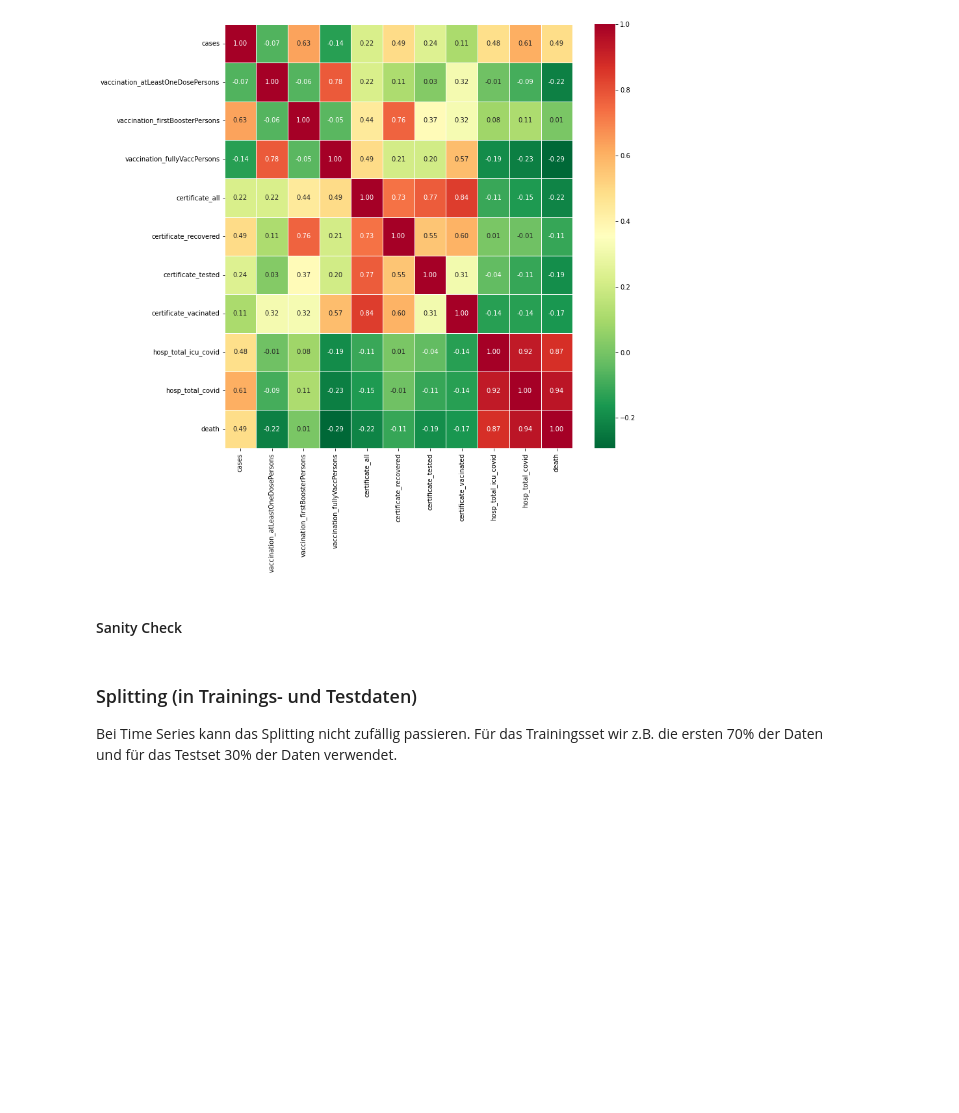
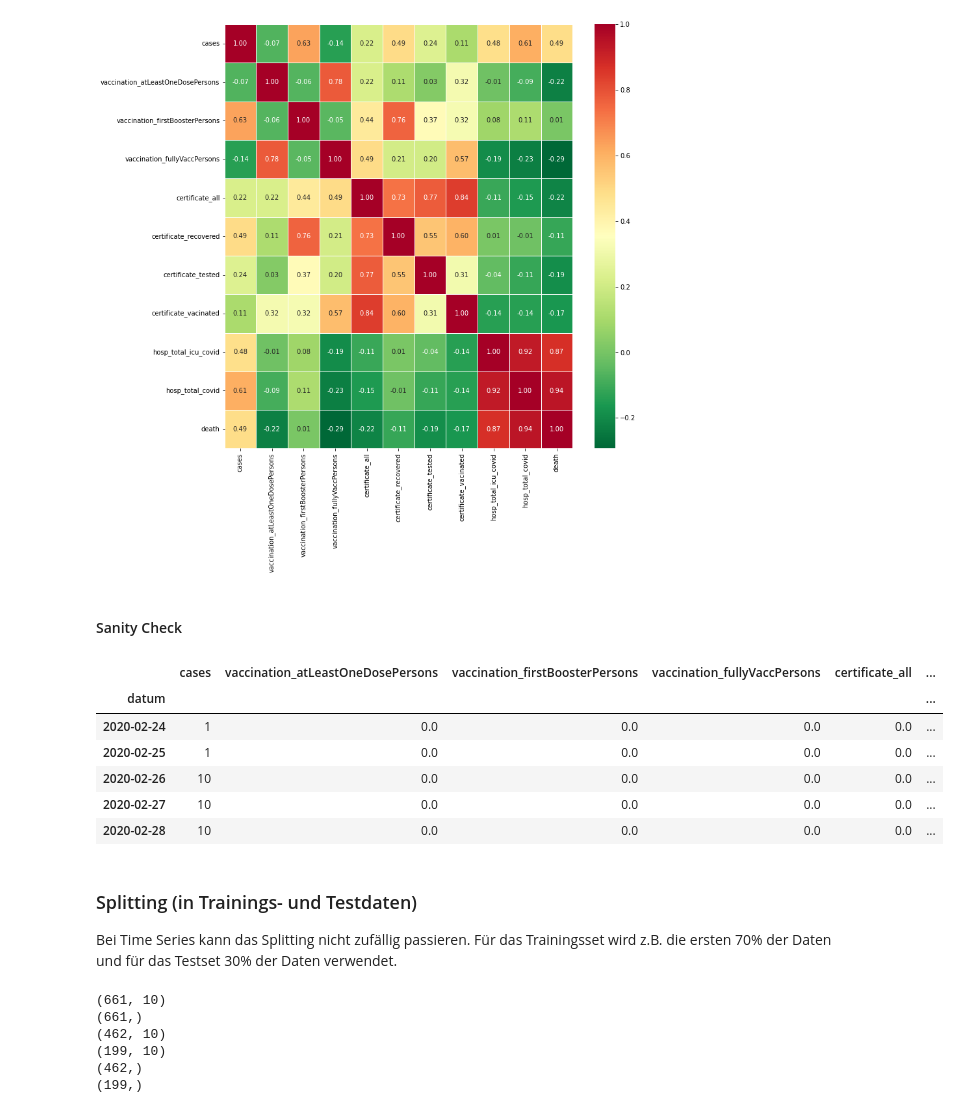
Before and after one commit to maggi71/ml-corona, a Jupyter notebook: preprocessing/data_analysis.ipynb, the cells around one changed output. Drawn from its saved outputs; the diff is of its cells as text; code cells hidden in the pictures; blank space fills up the shorter version.

```diff
--- a/preprocessing/data_analysis.ipynb
+++ b/preprocessing/data_analysis.ipynb
@@ -467,6 +467,16 @@ sns.heatmap(df.corr(), annot=True, cmap='RdYlGn_r', linewidth=0.5, fmt='.2f')
 #### Sanity Check
 # %%
 # TODO: Check logical constraints in the dataset (e.g. is min always less that max)
+
+df.head()
+# %% [output]
+|  | cases | vaccination_atLeastOneDosePersons | vaccination_firstBoosterPersons | vaccination_fullyVaccPersons | certificate_all | ... |
+| datum |  |  |  |  |  | ... |
+| 2020-02-24 | 1 | 0.0 | 0.0 | 0.0 | 0.0 | ... |
+| 2020-02-25 | 1 | 0.0 | 0.0 | 0.0 | 0.0 | ... |
+| 2020-02-26 | 10 | 0.0 | 0.0 | 0.0 | 0.0 | ... |
+| 2020-02-27 | 10 | 0.0 | 0.0 | 0.0 | 0.0 | ... |
+| 2020-02-28 | 10 | 0.0 | 0.0 | 0.0 | 0.0 | ... |
 # %% [markdown]
 ### Splitting (in Trainings- und Testdaten)
-Bei Time Series kann das Splitting nicht zufällig passieren. Für das Trainingsset wir z.B. die ersten 70% der Daten und für das Testset 30% der Daten verwendet.
+Bei Time Series kann das Splitting nicht zufällig passieren. Für das Trainingsset wird z.B. die ersten 70% der Daten und für das Testset 30% der Daten verwendet.
@@ -478,0 +483,36 @@ data = df.values()
+# %%
+# Define number of splits
+# num_split =
+
+# Convert Dataframe to Numpy array
+data = df.values
+
+# Calculate number of datapoints
+num_datapoints = data.shape[0]
+num_training = int(num_datapoints*0.7)
+num_test = int(num_datapoints*0.3)
+
+# Split data in features and label
+X = data[:, 1:]
+y = data[:, 0]
+
+# Verify the shapes of X and y
+print(X.shape)
+print(y.shape)
+
+# Split X and y in training and test sets
+X_train, X_test = X[:num_training], X[num_training:]
+y_train, y_test = y[:num_training], y[num_training:]
+
+# Verify the shapes of X_train, X_test, y_train and y_test
+print(X_train.shape)
+print(X_test.shape)
+print(y_train.shape)
+print(y_test.shape)
+# %% [output]
+(661, 10)
+(661,)
+(462, 10)
+(199, 10)
+(462,)
+(199,)
```
Also changed, not shown: parts of 2 cells of this notebook, 4 other files.
